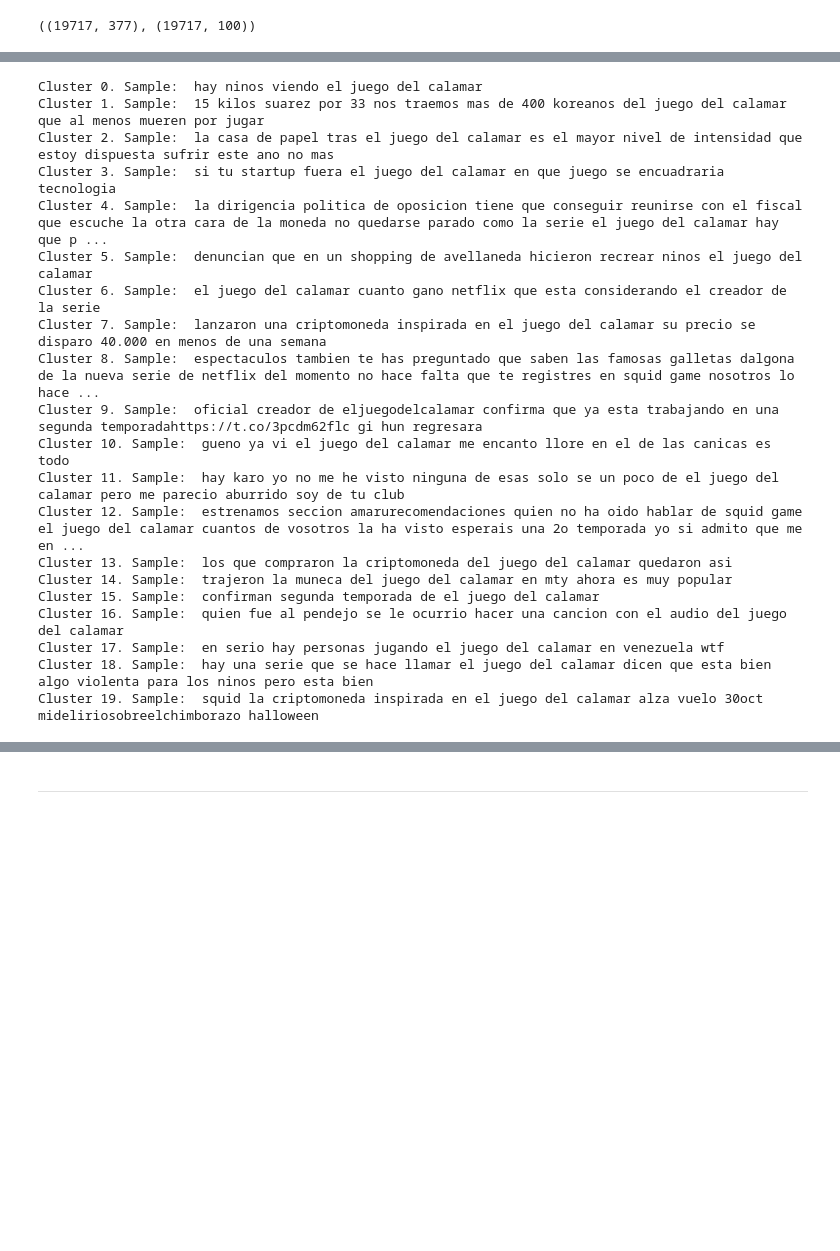
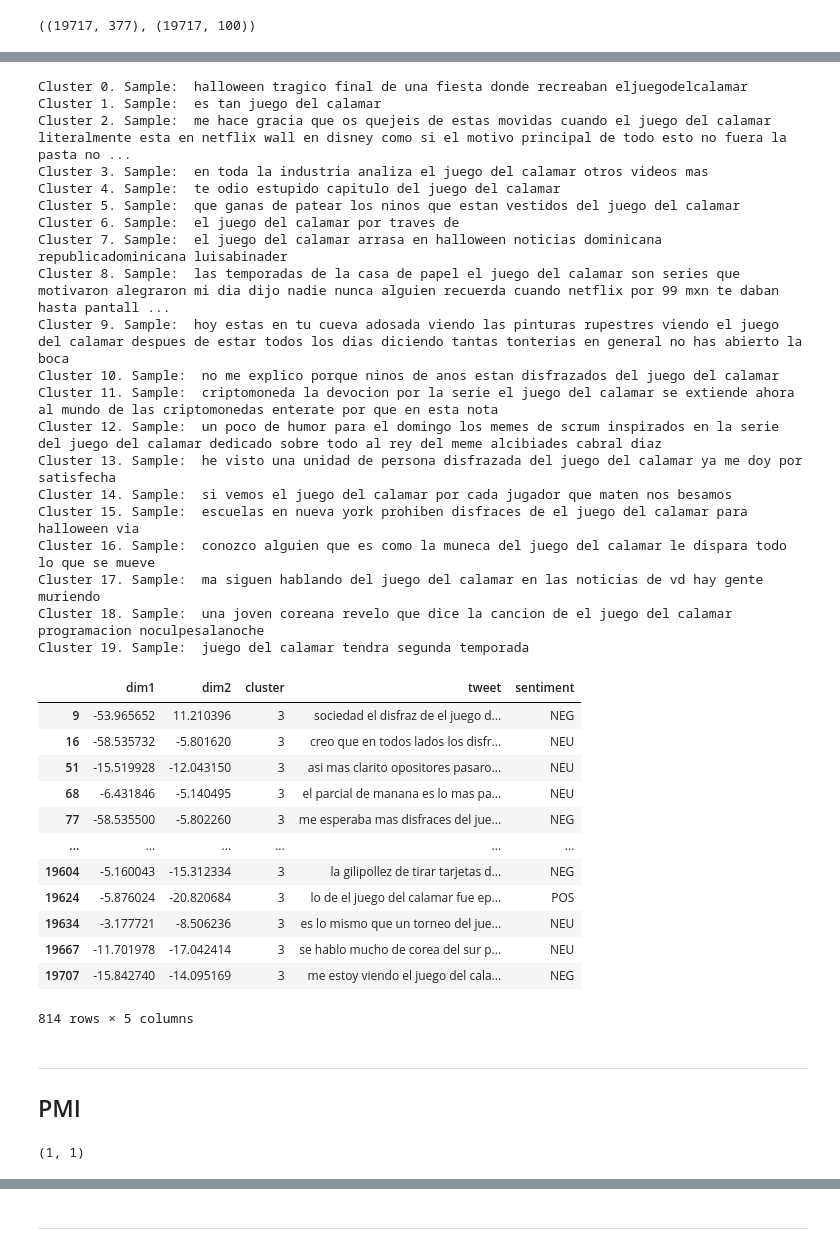
Before and after one commit to NazaGara/tm_seriesTV, a Jupyter notebook: tw_shows.ipynb, the cells around one changed output, grey strips where cells are left out. Drawn from its saved outputs; the diff is of its cells as text; code cells hidden in the pictures; blank space fills up the shorter version.

```diff
--- a/tw_shows.ipynb
+++ b/tw_shows.ipynb
@@ -232,23 +216,23 @@ plot_all(clean_df, True)
 # %%
-show_sample(clean_df)
+show_sample(all_df)
 # %% [output]
-Cluster 0. Sample:  hay ninos viendo el juego del calamar
-Cluster 1. Sample:  15 kilos suarez por 33 nos traemos mas de 400 koreanos del juego del calamar que al menos mueren por jugar
-Cluster 2. Sample:  la casa de papel tras el juego del calamar es el mayor nivel de intensidad que estoy dispuesta sufrir este ano no mas
-Cluster 3. Sample:  si tu startup fuera el juego del calamar en que juego se encuadraria tecnologia
-Cluster 4. Sample:  la dirigencia politica de oposicion tiene que conseguir reunirse con el fiscal que escuche la otra cara de la moneda no quedarse parado como la serie el juego del calamar hay que p ...
-Cluster 5. Sample:  denuncian que en un shopping de avellaneda hicieron recrear ninos el juego del calamar
-Cluster 6. Sample:  el juego del calamar cuanto gano netflix que esta considerando el creador de la serie
-Cluster 7. Sample:  lanzaron una criptomoneda inspirada en el juego del calamar su precio se disparo 40.000 en menos de una semana
-Cluster 8. Sample:  espectaculos tambien te has preguntado que saben las famosas galletas dalgona de la nueva serie de netflix del momento no hace falta que te registres en squid game nosotros lo hace ...
-Cluster 9. Sample:  oficial creador de eljuegodelcalamar confirma que ya esta trabajando en una segunda temporadahttps://t.co/3pcdm62flc gi hun regresara
-Cluster 10. Sample:  gueno ya vi el juego del calamar me encanto llore en el de las canicas es todo
-Cluster 11. Sample:  hay karo yo no me he visto ninguna de esas solo se un poco de el juego del calamar pero me parecio aburrido soy de tu club
-Cluster 12. Sample:  estrenamos seccion amarurecomendaciones quien no ha oido hablar de squid game el juego del calamar cuantos de vosotros la ha visto esperais una 2o temporada yo si admito que me en ...
-Cluster 13. Sample:  los que compraron la criptomoneda del juego del calamar quedaron asi
-Cluster 14. Sample:  trajeron la muneca del juego del calamar en mty ahora es muy popular
-Cluster 15. Sample:  confirman segunda temporada de el juego del calamar
-Cluster 16. Sample:  quien fue al pendejo se le ocurrio hacer una cancion con el audio del juego del calamar
-Cluster 17. Sample:  en serio hay personas jugando el juego del calamar en venezuela wtf
-Cluster 18. Sample:  hay una serie que se hace llamar el juego del calamar dicen que esta bien algo violenta para los ninos pero esta bien
-Cluster 19. Sample:  squid la criptomoneda inspirada en el juego del calamar alza vuelo 30oct mideliriosobreelchimborazo halloween
+Cluster 0. Sample:  halloween tragico final de una fiesta donde recreaban eljuegodelcalamar
+Cluster 1. Sample:  es tan juego del calamar
+Cluster 2. Sample:  me hace gracia que os quejeis de estas movidas cuando el juego del calamar literalmente esta en netflix wall en disney como si el motivo principal de todo esto no fuera la pasta no ...
+Cluster 3. Sample:  en toda la industria analiza el juego del calamar otros videos mas
+Cluster 4. Sample:  te odio estupido capitulo del juego del calamar
+Cluster 5. Sample:  que ganas de patear los ninos que estan vestidos del juego del calamar
+Cluster 6. Sample:  el juego del calamar por traves de
+Cluster 7. Sample:  el juego del calamar arrasa en halloween noticias dominicana republicadominicana luisabinader
+Cluster 8. Sample:  las temporadas de la casa de papel el juego del calamar son series que motivaron alegraron mi dia dijo nadie nunca alguien recuerda cuando netflix por 99 mxn te daban hasta pantall ...
+Cluster 9. Sample:  hoy estas en tu cueva adosada viendo las pinturas rupestres viendo el juego del calamar despues de estar todos los dias diciendo tantas tonterias en general no has abierto la boca
+Cluster 10. Sample:  no me explico porque ninos de anos estan disfrazados del juego del calamar
+Cluster 11. Sample:  criptomoneda la devocion por la serie el juego del calamar se extiende ahora al mundo de las criptomonedas enterate por que en esta nota
+Cluster 12. Sample:  un poco de humor para el domingo los memes de scrum inspirados en la serie del juego del calamar dedicado sobre todo al rey del meme alcibiades cabral diaz
+Cluster 13. Sample:  he visto una unidad de persona disfrazada del juego del calamar ya me doy por satisfecha
+Cluster 14. Sample:  si vemos el juego del calamar por cada jugador que maten nos besamos
+Cluster 15. Sample:  escuelas en nueva york prohiben disfraces de el juego del calamar para halloween via
+Cluster 16. Sample:  conozco alguien que es como la muneca del juego del calamar le dispara todo lo que se mueve
+Cluster 17. Sample:  ma siguen hablando del juego del calamar en las noticias de vd hay gente muriendo
+Cluster 18. Sample:  una joven coreana revelo que dice la cancion de el juego del calamar programacion noculpesalanoche
+Cluster 19. Sample:  juego del calamar tendra segunda temporada
@@ -256,0 +241,19 @@ show_cluster(clean_df, 19)
+# %%
+df_of_cluster(all_df, 3)
+# %% [output]
+|  | dim1 | dim2 | cluster | tweet | sentiment |
+| 9 | -53.965652 | 11.210396 | 3 | sociedad el disfraz de el juego d... | NEG |
+| 16 | -58.535732 | -5.801620 | 3 | creo que en todos lados los disfr... | NEU |
+| 51 | -15.519928 | -12.043150 | 3 | asi mas clarito opositores pasaro... | NEU |
+| 68 | -6.431846 | -5.140495 | 3 | el parcial de manana es lo mas pa... | NEU |
+| 77 | -58.535500 | -5.802260 | 3 | me esperaba mas disfraces del jue... | NEG |
+| ... | ... | ... | ... | ... | ... |
+| 19604 | -5.160043 | -15.312334 | 3 | la gilipollez de tirar tarjetas d... | NEG |
+| 19624 | -5.876024 | -20.820684 | 3 | lo de el juego del calamar fue ep... | POS |
+| 19634 | -3.177721 | -8.506236 | 3 | es lo mismo que un torneo del jue... | NEU |
+| 19667 | -11.701978 | -17.042414 | 3 | se hablo mucho de corea del sur p... | NEU |
+| 19707 | -15.842740 | -14.095169 | 3 | me estoy viendo el juego del cala... | NEG |
+814 rows × 5 columns
+# %% [markdown]
+---
+## PMI
@@ -256,0 +284,4 @@ show_cluster(clean_df, 19)
+# %%
+counter_pos['reunion'], counter_all['reunion']
+# %% [output]
+(1, 1)
```
Also changed, not shown: parts of 32 cells of this notebook.
